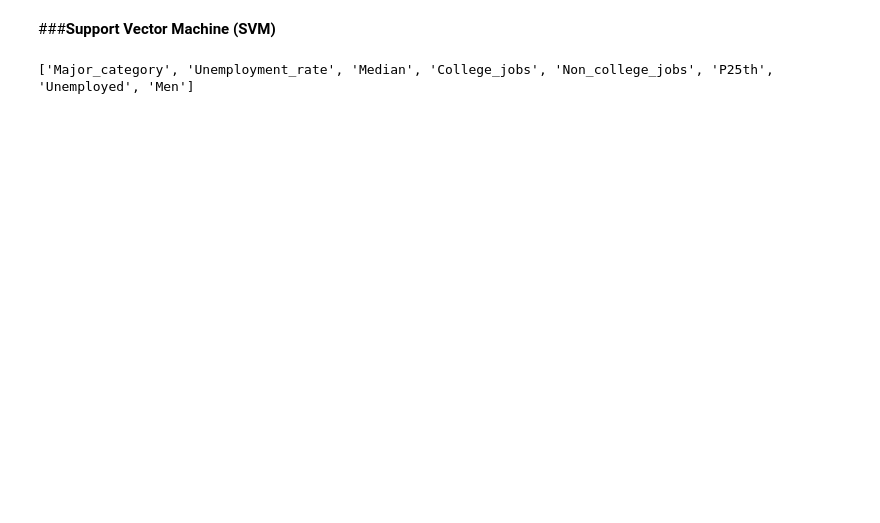
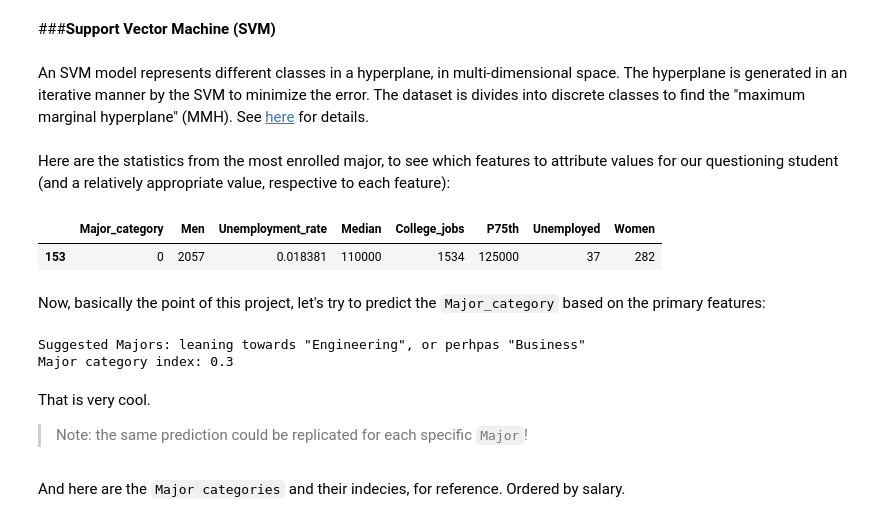
Before and after one commit to yabbou/Career_Forecasting, a Jupyter notebook: final_project.ipynb, the cells around one changed output. Drawn from its saved outputs; the diff is of its cells as text; code cells hidden in the pictures; blank space fills up the shorter version.

```diff
--- a/final_project.ipynb
+++ b/final_project.ipynb
@@ -1115,6 +1137,2 @@ matrix = confusion_matrix(y_train_features, y_predicted)
 # %% [markdown]
 ###**Support Vector Machine (SVM)**
-# %%
-print(top_features_AND_CATEGORY)
-# %% [output]
-['Major_category', 'Unemployment_rate', 'Median', 'College_jobs', 'Non_college_jobs', 'P25th', 'Unemployed', 'Men']
@@ -1130,0 +1139,48 @@ print('Quality rating:', new_car_2)
+# %% [markdown]
+An SVM model represents different classes in a hyperplane, in multi-dimensional space. The hyperplane is generated in an iterative manner by the SVM to minimize the error. The dataset is divides into discrete classes to find the "maximum marginal hyperplane" (MMH). See [here](https://www.tutorialspoint.com/machine_learning_with_python/classification_algorithms_support_vector_machine.htm) for details.
+# %% [markdown]
+Here are the statistics from the most enrolled major, to see which features to attribute values for our questioning student (and a relatively appropriate value, respective to each feature):
+# %%
+employed_college_students_ORDERBY_TOTAL.loc[:,top_features_AND_CATEGORY].head(1)
+# %% [output]
+|  | Major_category | Men | Unemployment_rate | Median | College_jobs | P75th | Unemployed | Women |
+| 153 | 0 | 2057 | 0.018381 | 110000 | 1534 | 125000 | 37 | 282 |
+# %% [markdown]
+Now, basically the point of this project, let's try to predict the `Major_category` based on the primary features:
+# %%
+from sklearn import svm
+
+X = employed_college_students_ORDERBY_TOTAL.loc[:,top_features]
+y = employed_college_students_ORDERBY_TOTAL.loc[:,['Major_category']]
+svm = svm.SVR().fit(X,y)
+
+MEN=3_000
+UNEMPLOYMNET_RATE=0.2
+MEDIAN=70_000
+COLLEGE_JOBS=20
+P75TH=100_000
+UNEMPLOYED=100
+WOMEN=5_000
+MAJOR_DETAILS = [MEN,UNEMPLOYMNET_RATE,MEDIAN,COLLEGE_JOBS,P75TH,UNEMPLOYED,WOMEN]
+
+predicted_major_index = svm.predict([MAJOR_DETAILS])
+pmi_floor = int(predicted_major_index)
+
+def getPrimaryThenSecondaryAdditions(svm_score):
+  is_above_half = svm_score % 1 > 0.5
+  return [1,0] if is_above_half else [0,1]
+
+primary_addition, secondary_addition = getPrimaryThenSecondaryAdditions(predicted_major_index)
+predicted_major_primary = unique_categories_list[pmi_floor + primary_addition]
+predicted_major_secondary = unique_categories_list[pmi_floor + secondary_addition]
+
+print(f'Suggested Majors: leaning towards \"{predicted_major_primary}\", or perhpas \"{predicted_major_secondary}\"')
+print(f'Major category index: {predicted_major_index[0]:.2}')
+# %% [output]
+Suggested Majors: leaning towards "Engineering", or perhpas "Business"
+Major category index: 0.3
+# %% [markdown]
+That is very cool.
+>Note: the same prediction could be replicated for each specific `Major`!
+# %% [markdown]
+And here are the `Major categories` and their indecies, for reference. Ordered by salary.
```
Also changed, not shown: parts of 31 cells of this notebook.
